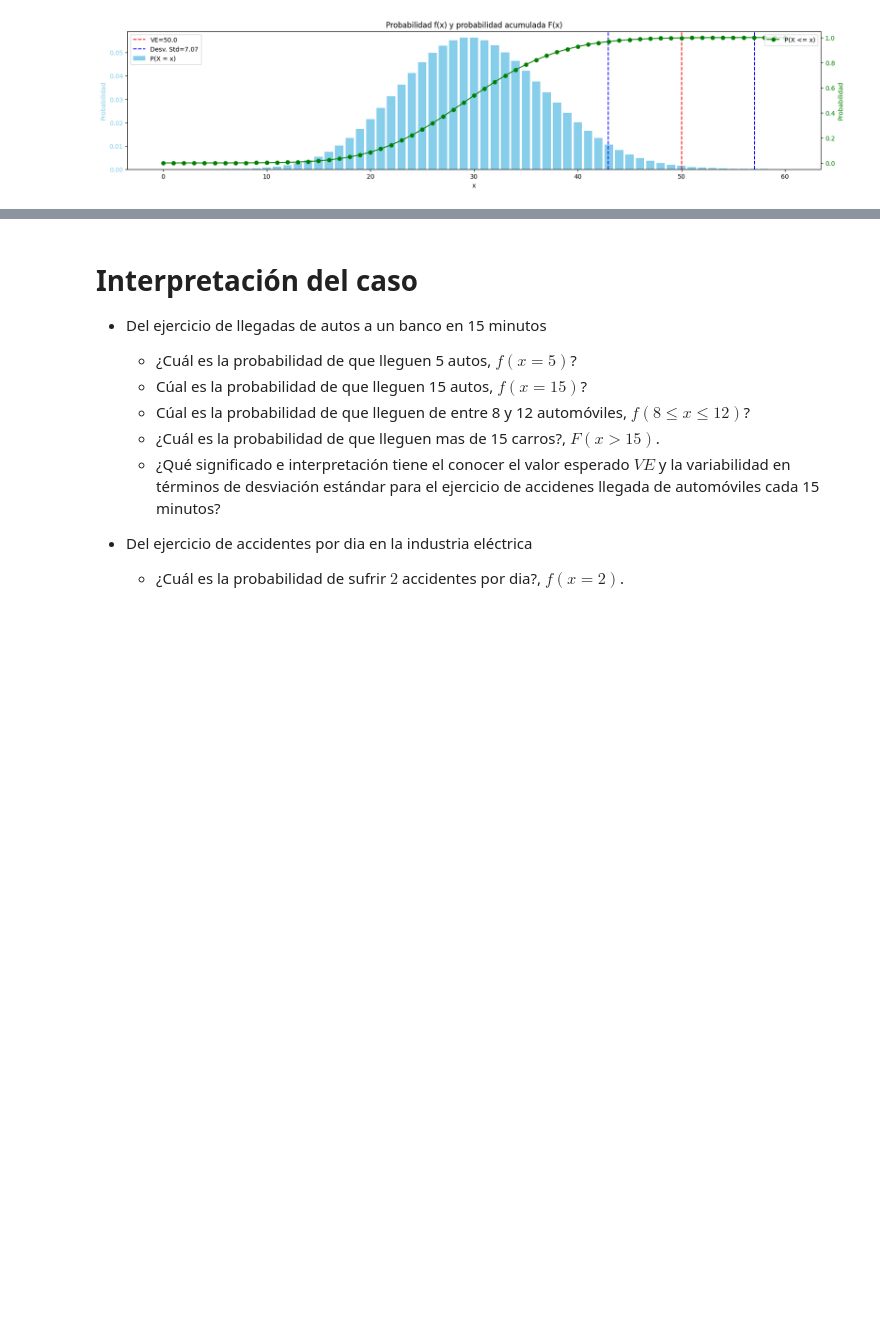
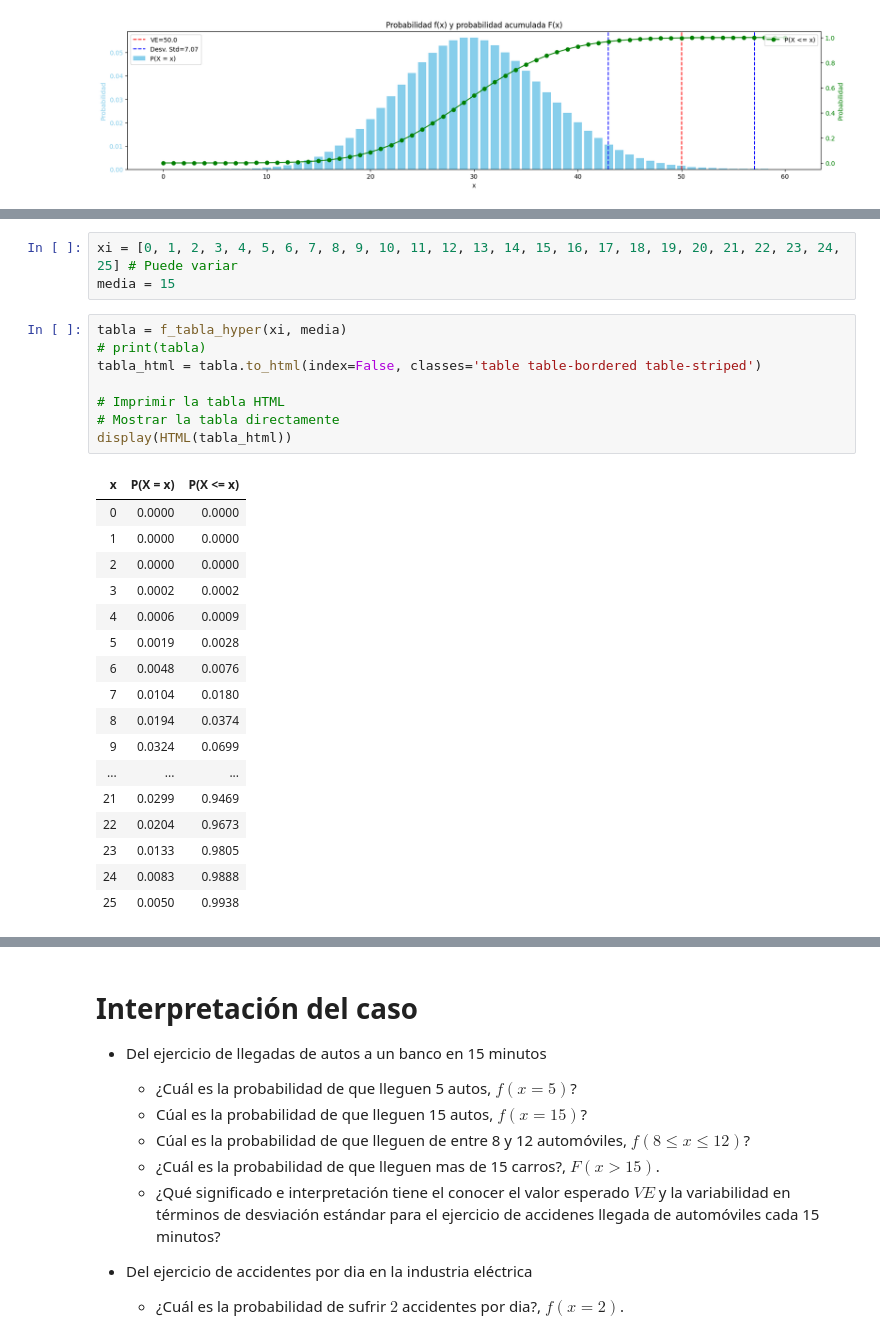
Before and after one commit to rpizarrog/probabilidad-y-estad-stica, a Jupyter notebook: 2024/Caso_19_Distribución_Poisson.ipynb, the cells around one changed output, grey strips where cells are left out. Saved outputs shown, nothing was run; the diff lists cells and outputs as text; blank space fills up the shorter version.

```diff
--- a/2024/Caso_19_Distribución_Poisson.ipynb
+++ b/2024/Caso_19_Distribución_Poisson.ipynb
@@ -501,0 +514,29 @@ f_graficos_probabilidad_discreta_VE_ds(tabla, VE, desv_std)
+# %%
+xi = [0, 1, 2, 3, 4, 5, 6, 7, 8, 9, 10, 11, 12, 13, 14, 15, 16, 17, 18, 19, 20, 21, 22, 23, 24, 25] # Puede variar
+media = 15
+# %%
+tabla = f_tabla_hyper(xi, media)
+# print(tabla)
+tabla_html = tabla.to_html(index=False, classes='table table-bordered table-striped')
+
+# Imprimir la tabla HTML
+# Mostrar la tabla directamente
+display(HTML(tabla_html))
+# %% [output]
+| x | P(X = x) | P(X <= x) |
+| 0 | 0.0000 | 0.0000 |
+| 1 | 0.0000 | 0.0000 |
+| 2 | 0.0000 | 0.0000 |
+| 3 | 0.0002 | 0.0002 |
+| 4 | 0.0006 | 0.0009 |
+| 5 | 0.0019 | 0.0028 |
+| 6 | 0.0048 | 0.0076 |
+| 7 | 0.0104 | 0.0180 |
+| 8 | 0.0194 | 0.0374 |
+| 9 | 0.0324 | 0.0699 |
+| ... | ... | ... |
+| 21 | 0.0299 | 0.9469 |
+| 22 | 0.0204 | 0.9673 |
+| 23 | 0.0133 | 0.9805 |
+| 24 | 0.0083 | 0.9888 |
+| 25 | 0.0050 | 0.9938 |
```
Also changed, not shown: parts of 5 cells of this notebook.
